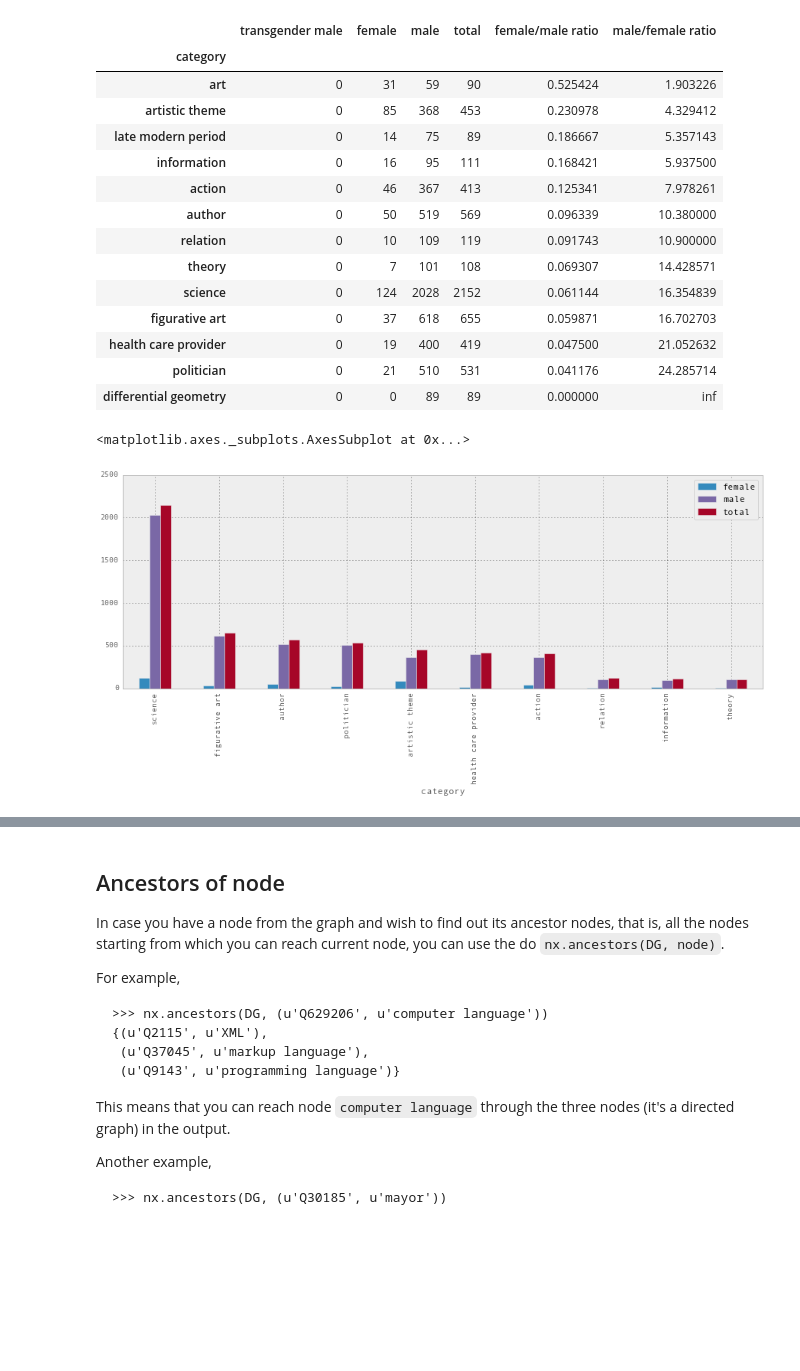
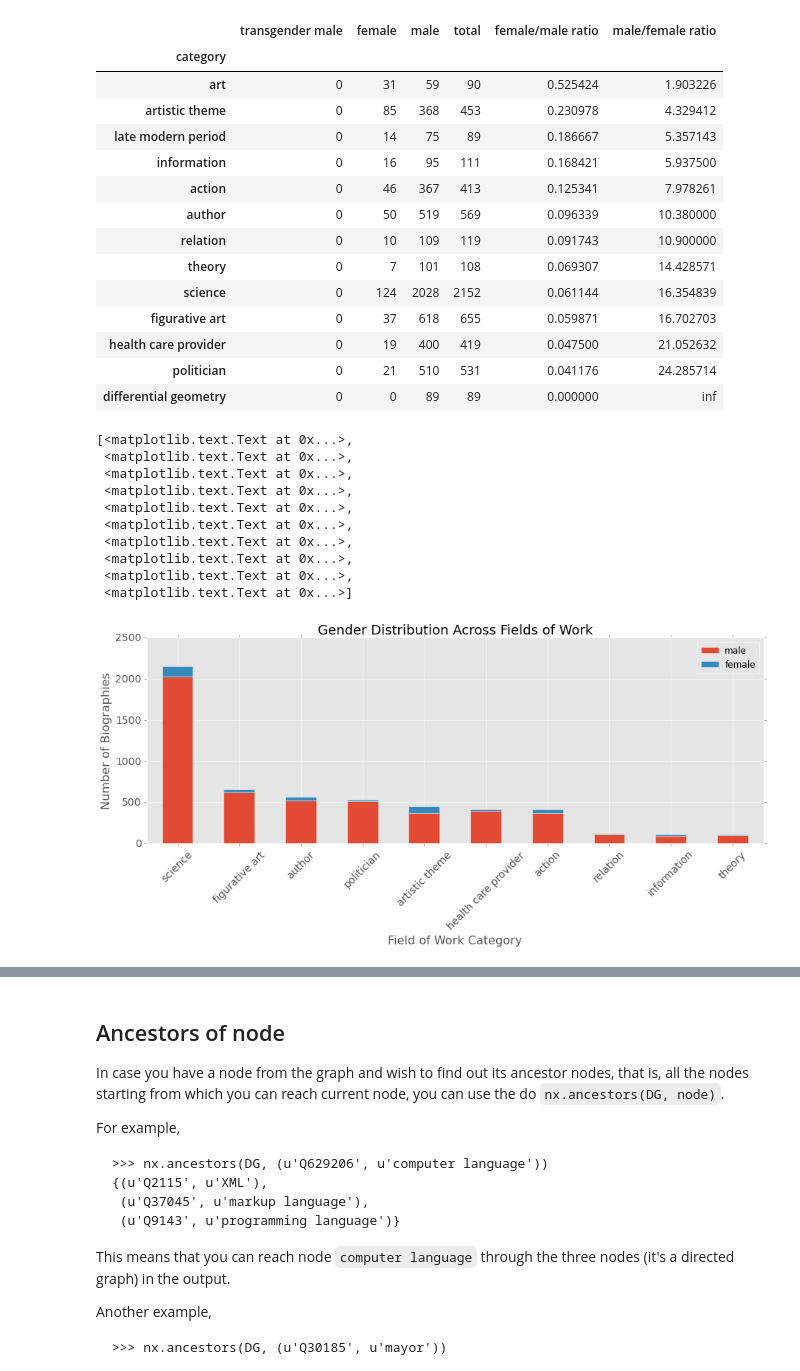
Before and after one commit to notconfusing/WIGI, a Jupyter notebook: analysis/analyze_field_of_work.ipynb, the cells around one changed output, grey strips where cells are left out. Drawn from its saved outputs; the diff is of its cells as text; code cells hidden in the pictures; blank space fills up the shorter version.

```diff
--- a/analysis/analyze_field_of_work.ipynb
+++ b/analysis/analyze_field_of_work.ipynb
@@ -147,11 +147,25 @@ fm.sort('female/male ratio', ascending=False).head(15)
 | health care provider | 0 | 19 | 400 | 419 | 0.047500 | 21.052632 |
 | politician | 0 | 21 | 510 | 531 | 0.041176 | 24.285714 |
 | differential geometry | 0 | 0 | 89 | 89 | 0.000000 | inf |
-# %%
-category_wise_data.sort('total', ascending=False).iloc[:10, [1, 2, 3]].plot(kind='bar')
-# %% [output]
-<matplotlib.axes._subplots.AxesSubplot at 0x...>
-[figure, removed]
+# %%
+axx = category_wise_data.sort('total', ascending=False).iloc[:10, [2, 1]]
+ax = axx.plot(kind='bar', stacked=True, fontsize=14)
+ax.set_title('Gender Distribution Across Fields of Work', fontsize=18)
+ax.set_ylabel('Number of Biographies', fontsize=16)
+ax.set_xlabel('Field of Work Category', fontsize=16)
+ax.set_xticklabels(axx.index, rotation=45)
+# %% [output]
+[<matplotlib.text.Text at 0x...>,
+ <matplotlib.text.Text at 0x...>,
+ <matplotlib.text.Text at 0x...>,
+ <matplotlib.text.Text at 0x...>,
+ <matplotlib.text.Text at 0x...>,
+ <matplotlib.text.Text at 0x...>,
+ <matplotlib.text.Text at 0x...>,
+ <matplotlib.text.Text at 0x...>,
+ <matplotlib.text.Text at 0x...>,
+ <matplotlib.text.Text at 0x...>]
+[figure, added]
 # %%
 # Pearsons' correlation coefficient between number of male and female people
 # working in top occupations.
```
Also changed, not shown: parts of 7 cells of this notebook, 2 other files.
